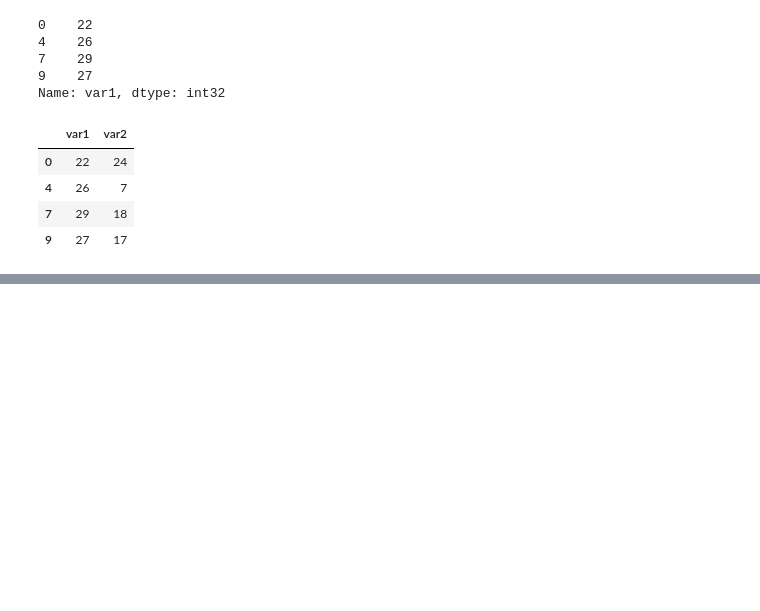
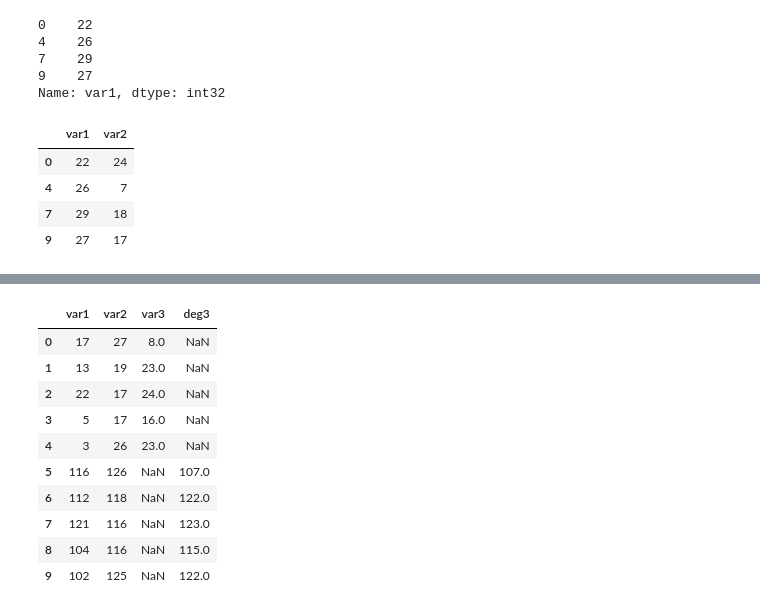
Before and after one commit to tahaasann/Data-Science-Course, a Jupyter notebook: veri_manipulasyonu.ipynb, the cells around one changed output, grey strips where cells are left out. Saved outputs shown, nothing was run; the diff lists cells and outputs as text; code cells hidden in the pictures; blank space fills up the shorter version.

Commit message:
DataFrameleri Birleştirme konusu eklendi

```diff
--- a/veri_manipulasyonu.ipynb
+++ b/veri_manipulasyonu.ipynb
@@ -1568,0 +1571,6 @@ df[(df.var1 > 15)][["var1","var2"]]
+# %%
+import numpy as np
+import pandas as pd
+m = np.random.randint(1, 30, size = (5,3))
+df1 = pd.DataFrame(m, columns = ["var1","var2","var3"])
+df1
@@ -1568,0 +1584,2 @@ df[(df.var1 > 15)][["var1","var2"]]
+# %%
+df2 = df1 + 99
@@ -1568,0 +1647,2 @@ df[(df.var1 > 15)][["var1","var2"]]
+# %%
+df2.columns = ["var1","var2","deg3"]
@@ -1568,0 +1667,14 @@ df[(df.var1 > 15)][["var1","var2"]]
+# %%
+pd.concat([df1,df2], ignore_index = True)
+# %% [output]
+|  | var1 | var2 | var3 | deg3 |
+| 0 | 17 | 27 | 8.0 | NaN |
+| 1 | 13 | 19 | 23.0 | NaN |
+| 2 | 22 | 17 | 24.0 | NaN |
+| 3 | 5 | 17 | 16.0 | NaN |
+| 4 | 3 | 26 | 23.0 | NaN |
+| 5 | 116 | 126 | NaN | 107.0 |
+| 6 | 112 | 118 | NaN | 122.0 |
+| 7 | 121 | 116 | NaN | 123.0 |
+| 8 | 104 | 116 | NaN | 115.0 |
+| 9 | 102 | 125 | NaN | 122.0 |
```
Also changed, not shown: parts of 11 cells of this notebook.
